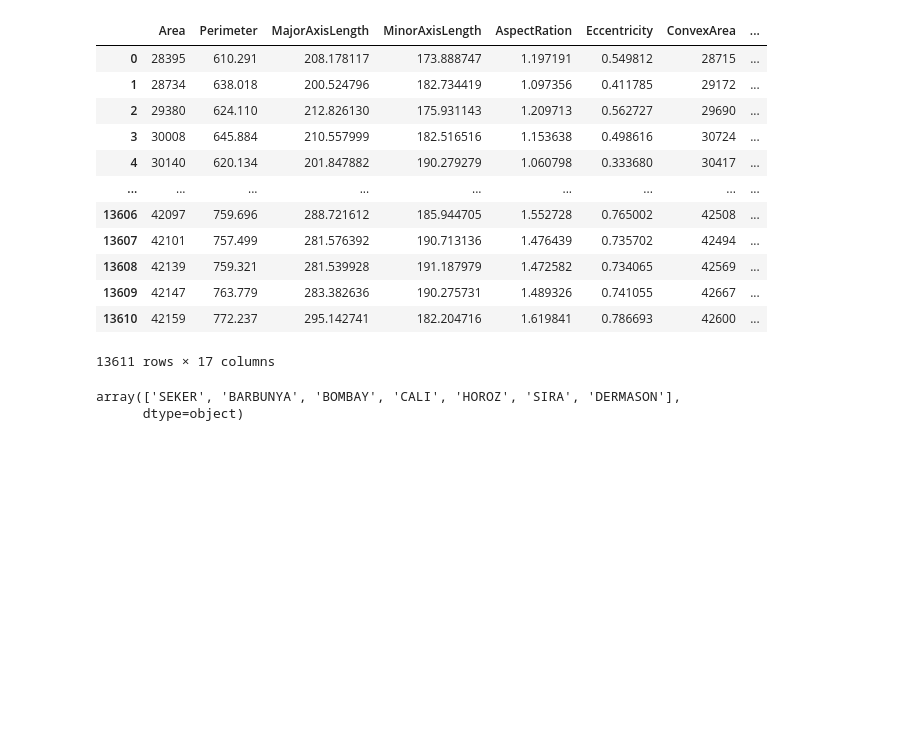
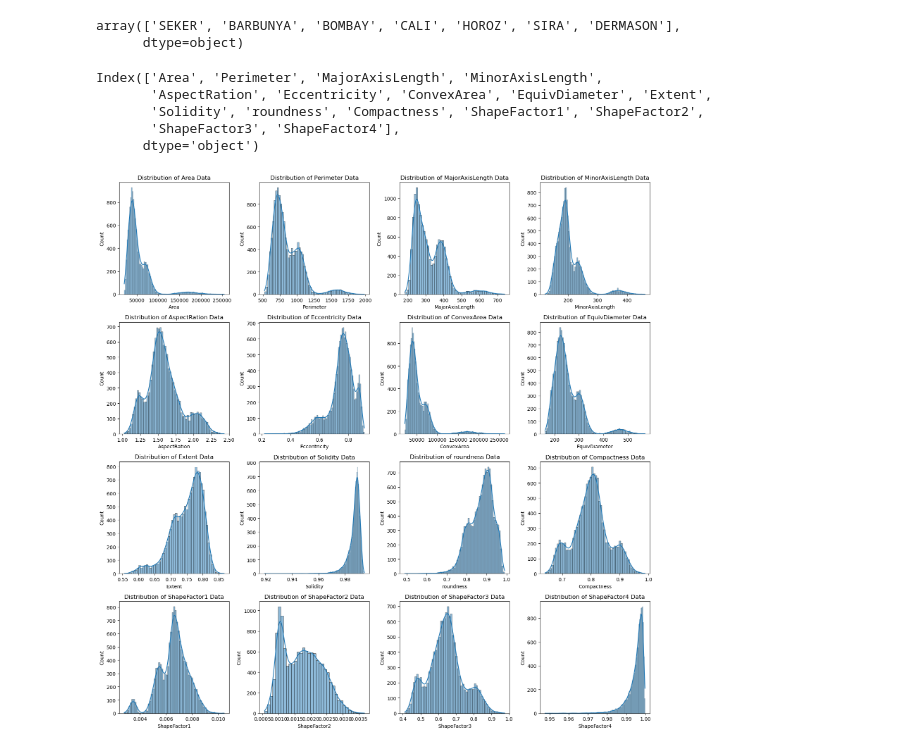
Before and after one commit to MaukanMir/Dry-Bean-Classifier, a Jupyter notebook: training.ipynb, the cells around one changed output. Cells and saved outputs as stored; diff of their text form; code cells hidden in the pictures; blank space fills up the shorter version.

Commit message:
Added new graphs

```diff
--- a/training.ipynb
+++ b/training.ipynb
@@ -8,29 +23,24 @@ df = pd.read_csv("Dry_Bean_Dataset.csv")
-# %%
-df
-# %% [output]
-|  | Area | Perimeter | MajorAxisLength | MinorAxisLength | AspectRation | Eccentricity | ConvexArea | ... |
-| 0 | 28395 | 610.291 | 208.178117 | 173.888747 | 1.197191 | 0.549812 | 28715 | ... |
-| 1 | 28734 | 638.018 | 200.524796 | 182.734419 | 1.097356 | 0.411785 | 29172 | ... |
-| 2 | 29380 | 624.110 | 212.826130 | 175.931143 | 1.209713 | 0.562727 | 29690 | ... |
-| 3 | 30008 | 645.884 | 210.557999 | 182.516516 | 1.153638 | 0.498616 | 30724 | ... |
-| 4 | 30140 | 620.134 | 201.847882 | 190.279279 | 1.060798 | 0.333680 | 30417 | ... |
-| ... | ... | ... | ... | ... | ... | ... | ... | ... |
-| 13606 | 42097 | 759.696 | 288.721612 | 185.944705 | 1.552728 | 0.765002 | 42508 | ... |
-| 13607 | 42101 | 757.499 | 281.576392 | 190.713136 | 1.476439 | 0.735702 | 42494 | ... |
-| 13608 | 42139 | 759.321 | 281.539928 | 191.187979 | 1.472582 | 0.734065 | 42569 | ... |
-| 13609 | 42147 | 763.779 | 283.382636 | 190.275731 | 1.489326 | 0.741055 | 42667 | ... |
-| 13610 | 42159 | 772.237 | 295.142741 | 182.204716 | 1.619841 | 0.786693 | 42600 | ... |
-13611 rows × 17 columns
 # %%
 df["Class"].unique()
 # %% [output]
 array(['SEKER', 'BARBUNYA', 'BOMBAY', 'CALI', 'HOROZ', 'SIRA', 'DERMASON'],
       dtype=object)
+# %%
+features_df = df.columns[:-1]
+features_df
+# %% [output]
+Index(['Area', 'Perimeter', 'MajorAxisLength', 'MinorAxisLength',
+       'AspectRation', 'Eccentricity', 'ConvexArea', 'EquivDiameter', 'Extent',
+       'Solidity', 'roundness', 'Compactness', 'ShapeFactor1', 'ShapeFactor2',
+       'ShapeFactor3', 'ShapeFactor4'],
+      dtype='object')
 # %%
 plt.figure(figsize = (16, 16))
-for i, col in enumerate(indicators, 1):
+for i, col in enumerate(features_df, 1):
     plt.subplot(4, 4, i)
     sns.histplot(df[col], kde= True)
     plt.title(f"Distribution of {col} Data")
     plt.tight_layout()
     plt.plot()
+# %% [output]
+[figure, added]
```
Also changed, not shown: parts of 1 cell of this notebook.
